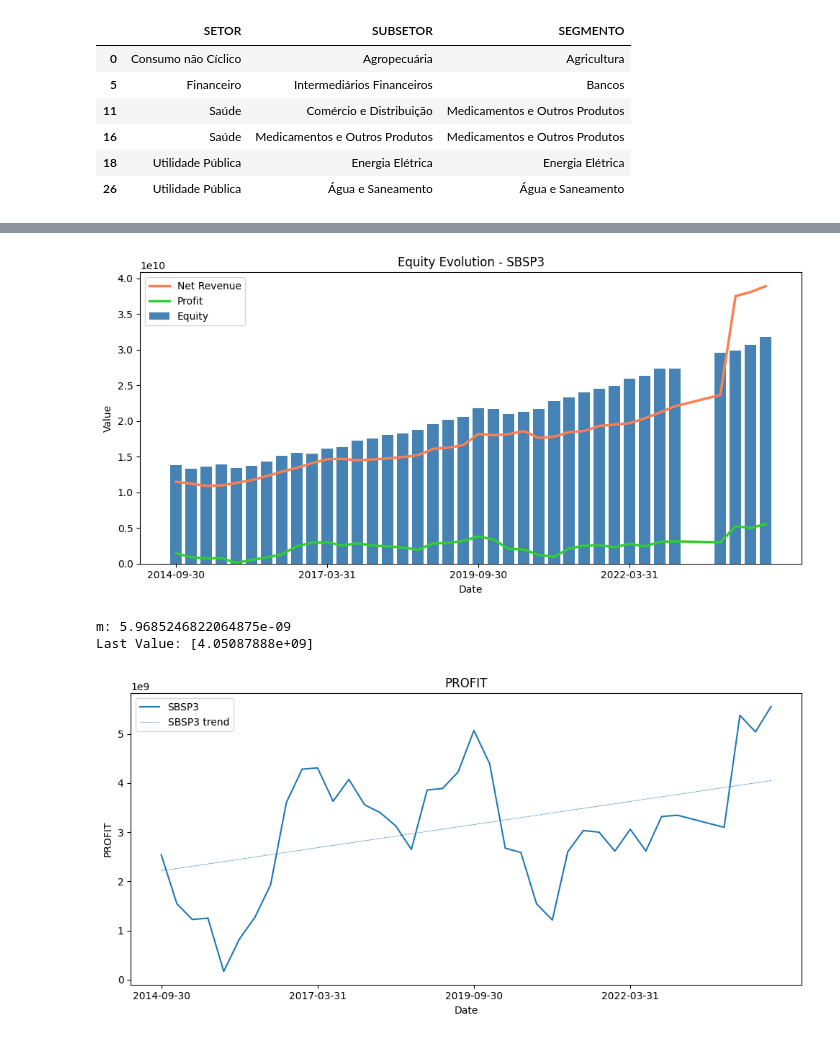
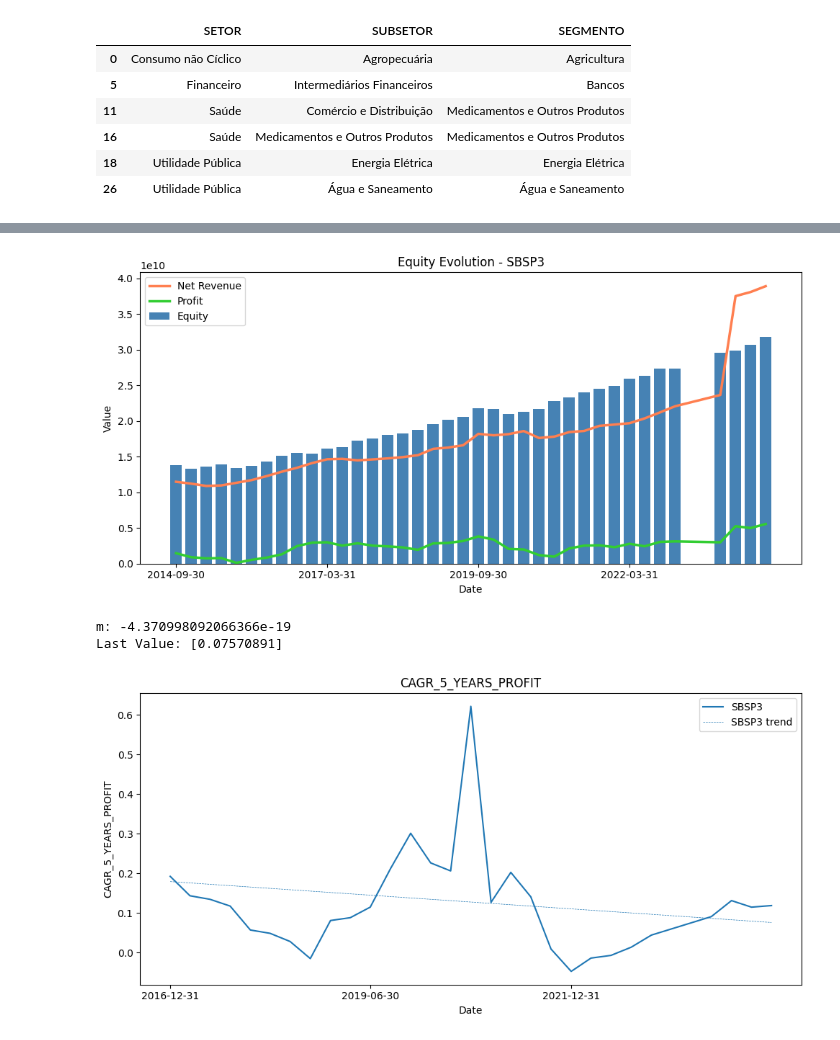
Before and after one commit to boa50/investment-analysis-etl, a Jupyter notebook: analysis/stock-analysis.ipynb, the cells around one changed output, grey strips where cells are left out. Cells and saved outputs as stored; diff of their text form; code cells hidden in the pictures.

Commit message:
Fixed the kpi name from CGAR to CAGR

```diff
--- a/analysis/stock-analysis.ipynb
+++ b/analysis/stock-analysis.ipynb
@@ -40,29 +43,29 @@ measures.get_latest_values_by_segmento("Água e Saneamento")
 # %%
 # tickers=["CSMG3", "SAPR4", "SBSP3"]
 tickers=["SBSP3"]
 show_segment = False
 show_trend = True
 
 for ticker in tickers:
     plot.plot_equity_evolution(ticker)
 
 # for ticker in tickers:
 #     plot.plot_equity_evolution(ticker, is_inflation_weighted=True)
 
 # plot.plot_historical_kpi(tickers=tickers, kpi="NET_DEBT_BY_EQUITY", show_segment=show_segment, show_trend=show_trend)
 # plot.plot_historical_kpi(tickers=tickers, kpi="NET_DEBT_BY_EBIT", show_segment=show_segment, show_trend=show_trend)
 # plot.plot_historical_kpi(tickers=tickers, kpi="PROFIT", show_segment=show_segment, show_trend=show_trend)
-plot.plot_historical_kpi(tickers=tickers, kpi="PROFIT", show_segment=show_segment, show_trend=show_trend, is_inflation_weighted=True)
+# plot.plot_historical_kpi(tickers=tickers, kpi="PROFIT", show_segment=show_segment, show_trend=show_trend, is_inflation_weighted=True)
 # plot.plot_historical_kpi(tickers=tickers, kpi="ROE", show_segment=show_segment, show_trend=show_trend)
-# plot.plot_historical_kpi(tickers=tickers, kpi="CGAR_5_YEARS_PROFIT", show_segment=show_segment, show_trend=show_trend)
+plot.plot_historical_kpi(tickers=tickers, kpi="CAGR_5_YEARS_PROFIT", show_segment=show_segment, show_trend=show_trend)
 # plot.plot_historical_kpi(tickers=tickers, kpi="DIVIDEND_YIELD", show_segment=show_segment, show_trend=show_trend)
 # plot.plot_historical_kpi(tickers=tickers, kpi="DIVIDEND_PAYOUT", show_segment=show_segment, show_trend=show_trend)
 # plot.plot_historical_kpi(tickers=tickers, kpi="NET_MARGIN", show_segment=show_segment, show_trend=show_trend)
 # %% [output]
 [figure]
-m: 5.9685246822064875e-09
-Last Value: [4.05087888e+09]
+m: -4.370998092066366e-19
+Last Value: [0.07570891]
-[figure, old version]
+[figure, new version]
 # %%
 kpi = "DIVIDEND_PAYOUT"
 # kpi = "NET_DEBT_BY_EBIT"
```
Also changed, not shown: parts of 3 cells of this notebook, 6 other files.
